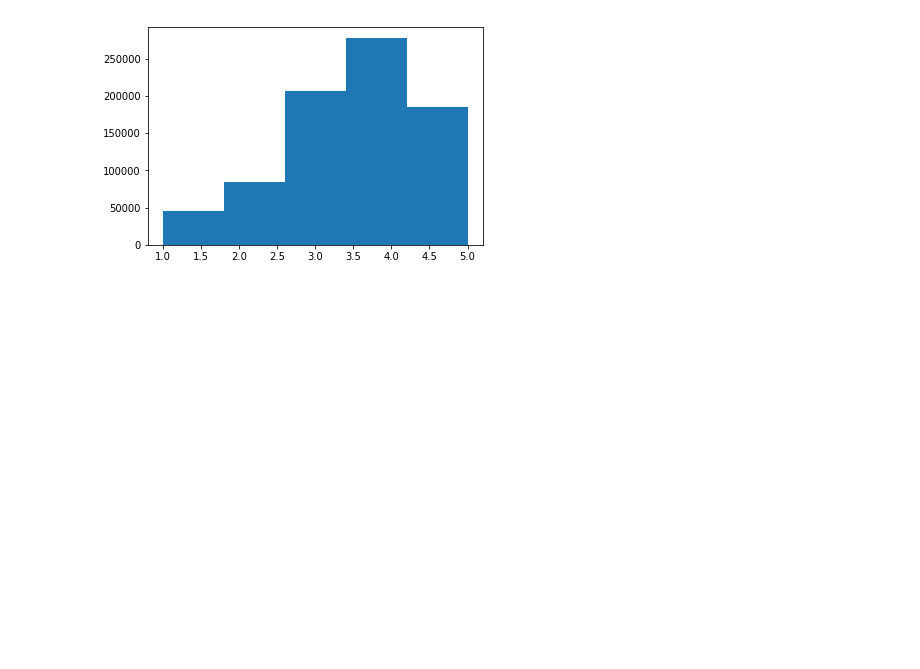
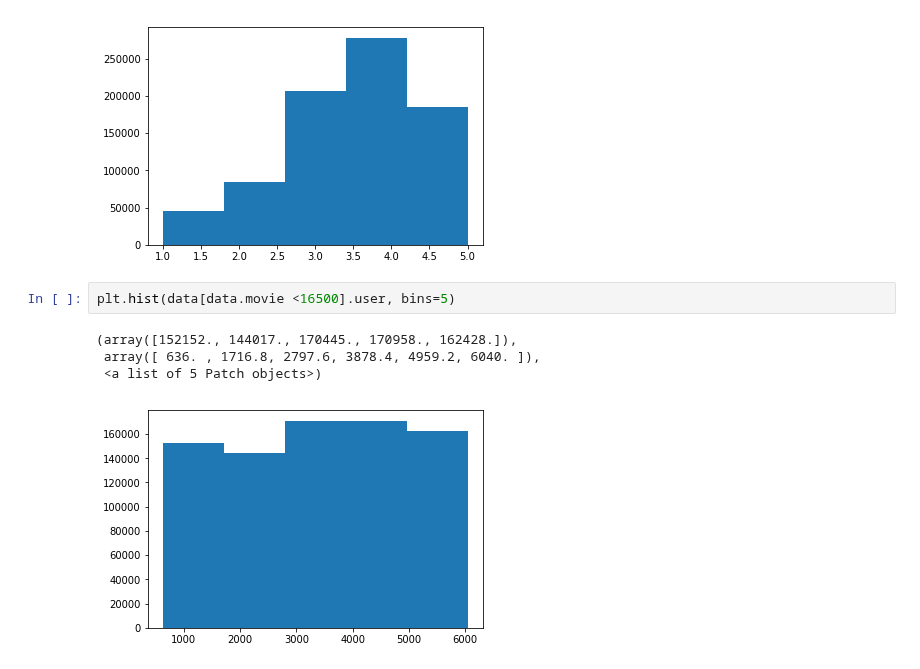
Before and after one commit to david-yang2/guess_my_ratings, a Jupyter notebook: EDA.ipynb, the cells around one changed output. Cells and saved outputs as stored; diff of their text form; blank space fills up the shorter version.

Commit message:
users updated

```diff
--- a/EDA.ipynb
+++ b/EDA.ipynb
@@ -484,3 +484,10 @@ plt.hist(data[data.movie <16500].rating, bins=5)
  array([1. , 1.8, 2.6, 3.4, 4.2, 5. ]),
  <a list of 5 Patch objects>)
 [figure]
+# %%
+plt.hist(data[data.movie <16500].user, bins=5)
+# %% [output]
+(array([152152., 144017., 170445., 170958., 162428.]),
+ array([ 636. , 1716.8, 2797.6, 3878.4, 4959.2, 6040. ]),
+ <a list of 5 Patch objects>)
+[figure, added]
```
